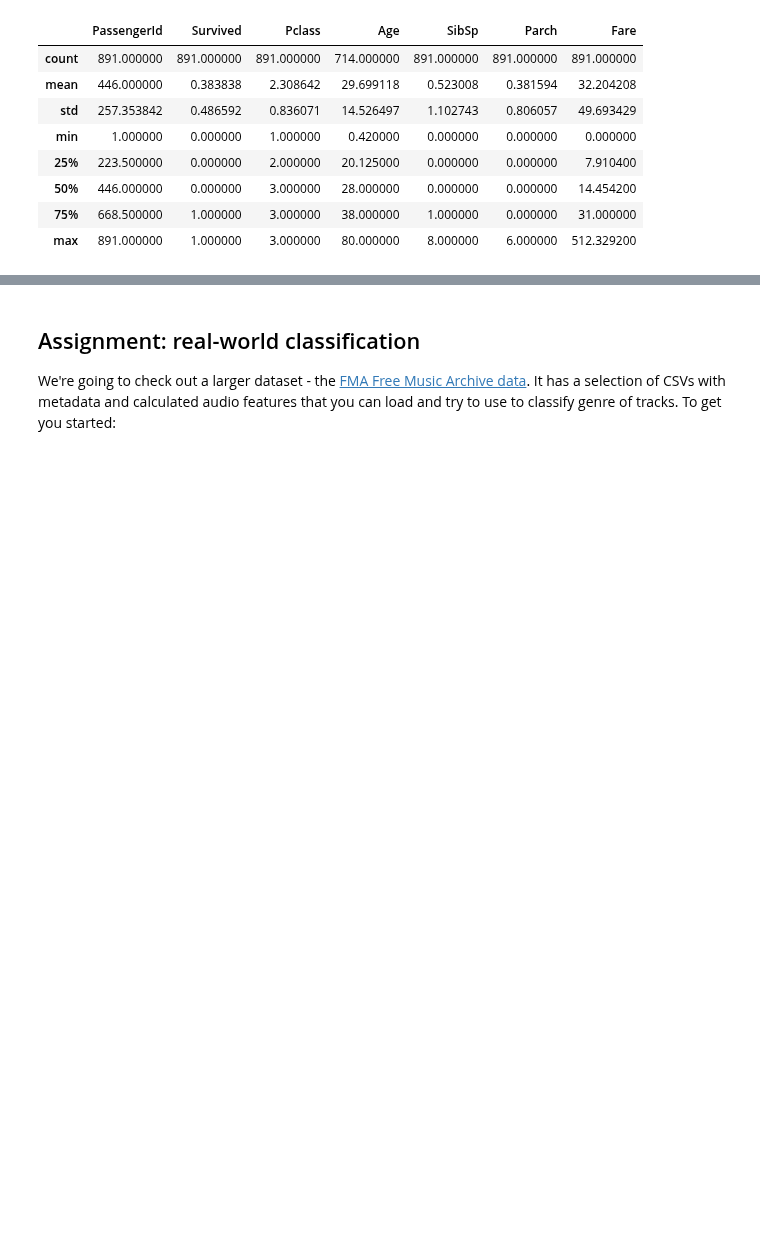
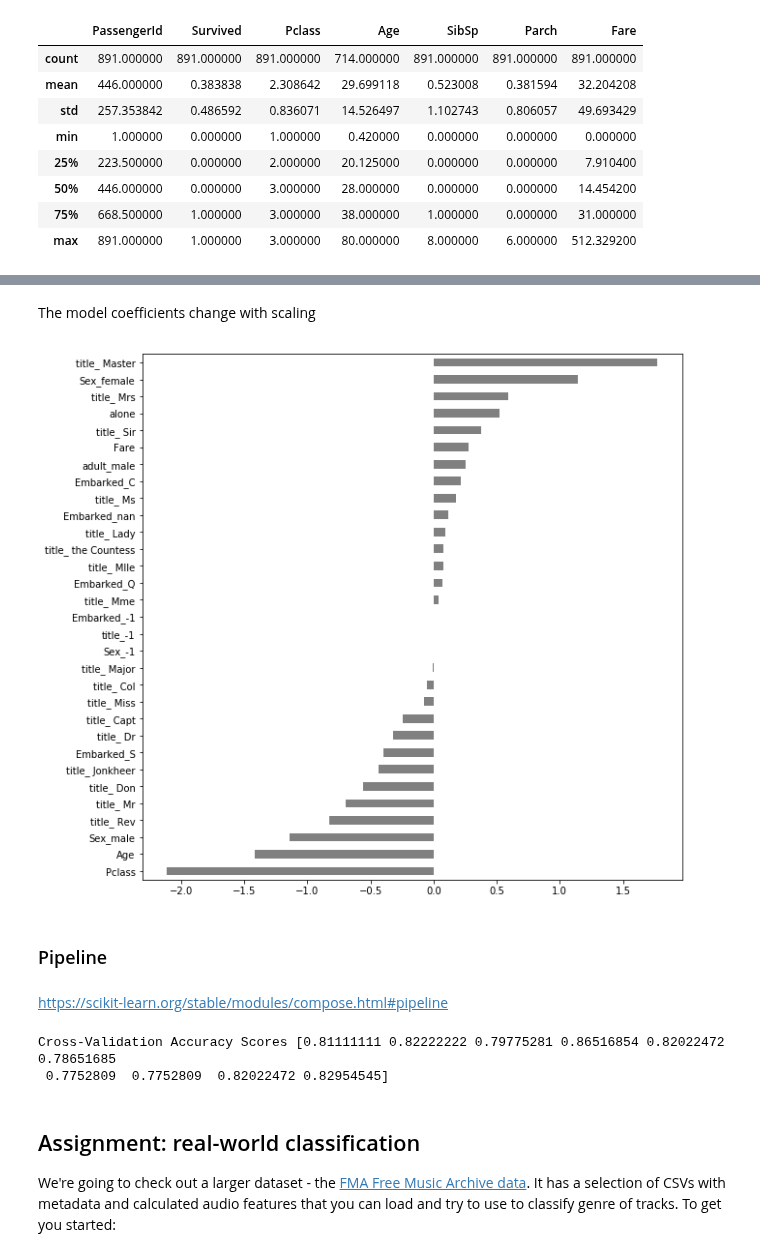
Before and after one commit to LambdaSchool/DS-Unit-2-Sprint-3-Classification-Validation, a Jupyter notebook: module1-logistic-regression/LS_DS_231_Logistic_Regression.ipynb, the cells around one changed output, grey strips where cells are left out. Cells and saved outputs as stored; diff of their text form; code cells hidden in the pictures; blank space fills up the shorter version.

```diff
--- a/module1-logistic-regression/LS_DS_231_Logistic_Regression.ipynb
+++ b/module1-logistic-regression/LS_DS_231_Logistic_Regression.ipynb
@@ -312,0 +479,19 @@ train.head()
+# %%
+from sklearn.preprocessing import MinMaxScaler
+
+encoder = ce.OneHotEncoder(use_cat_names=True)
+imputer = SimpleImputer()
+scaler = MinMaxScaler()
+log_reg = LogisticRegression(solver='lbfgs', max_iter=1000)
+
+X_train_encoded = encoder.fit_transform(X_train)
+X_test_encoded  = encoder.transform(X_test)
+
+X_train_imputed = imputer.fit_transform(X_train_encoded)
+X_test_imputed  = imputer.transform(X_test_encoded)
+
+X_train_scaled  = scaler.fit_transform(X_train_imputed)
+X_test_scaled   = scaler.transform(X_test_imputed)
+
+scores = cross_val_score(log_reg, X_train_scaled, y_train, cv=10)
+print('Cross-Validation Accuracy Scores', scores)
@@ -312,0 +515,28 @@ train.head()
+# %% [markdown]
+The model coefficients change with scaling
+# %%
+log_reg.fit(X_train_scaled, y_train)
+coefficients = pd.Series(log_reg.coef_[0], X_train_encoded.columns)
+plt.figure(figsize=(10,10))
+coefficients.sort_values().plot.barh(color='grey');
+# %% [output]
+[figure, added]
+# %% [markdown]
+### Pipeline
+# %% [markdown]
+https://scikit-learn.org/stable/modules/compose.html#pipeline
+# %%
+from sklearn.pipeline import make_pipeline
+
+pipe = make_pipeline(
+    ce.OneHotEncoder(use_cat_names=True),
+    SimpleImputer(),
+    MinMaxScaler(),
+    LogisticRegression(solver='lbfgs', max_iter=1000)
+)
+
+scores = cross_val_score(pipe, X_train, y_train, cv=10)
+print('Cross-Validation Accuracy Scores', scores)
+# %% [output]
+Cross-Validation Accuracy Scores [0.81111111 0.82222222 0.79775281 0.86516854 0.82022472 0.78651685
+ 0.7752809  0.7752809  0.82022472 0.82954545]
```
Also changed, not shown: parts of 130 cells of this notebook.
